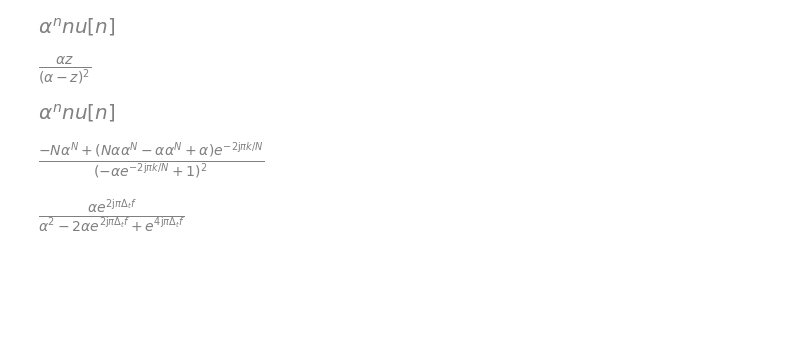
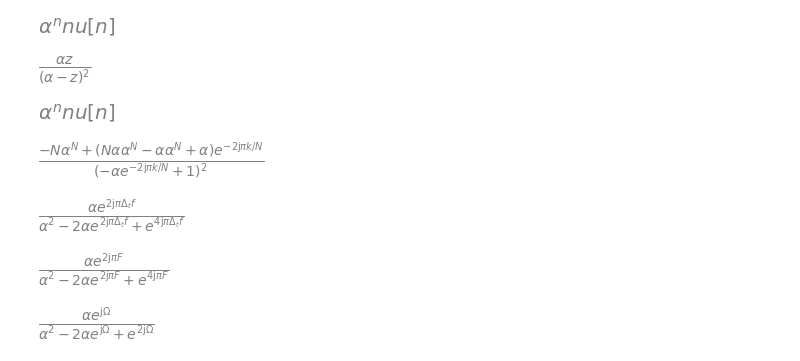
Before and after one commit to SM2A/Signals_and_Systems_Course_Projects, a Jupyter notebook: CA3/Source/4 - Discrete Time Signals.ipynb, the cells around one changed output. Cells and saved outputs as stored; diff of their text form; code cells hidden in the pictures; blank space fills up the shorter version.

```diff
--- a/CA3/Source/4 - Discrete Time Signals.ipynb
+++ b/CA3/Source/4 - Discrete Time Signals.ipynb
@@ -89,3 +89,13 @@ x_dtft = x_n.DTFT()
 x_dtft.expr
 # %% [output]
 [figure]
+# %%
+x_dftt_f = x_n.DTFT(lcapy.F)
+x_dftt_f.expr
+# %% [output]
+[figure, added]
+# %%
+x_dftt_o = x_n.DTFT(lcapy.Omega)
+x_dftt_o.expr
+# %% [output]
+[figure, added]
```
Also changed, not shown: parts of 1 cell of this notebook.
